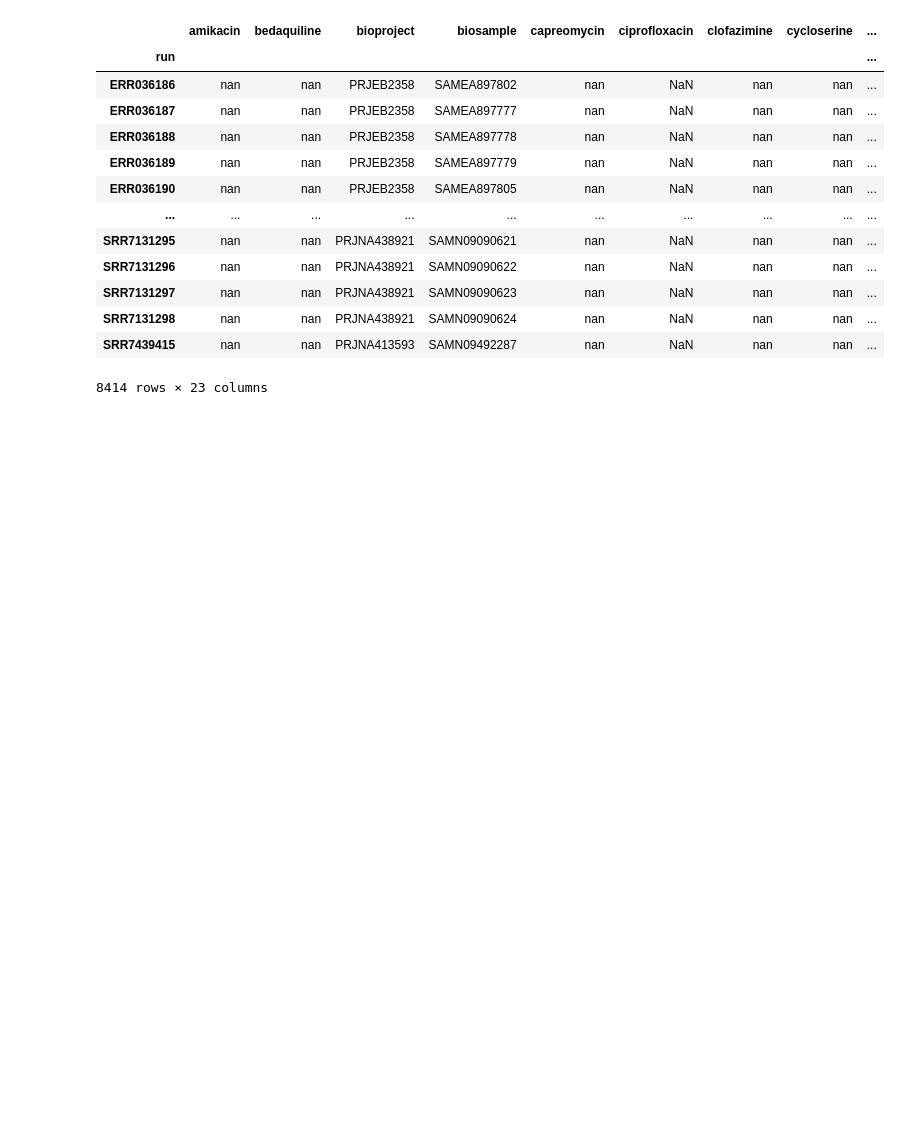
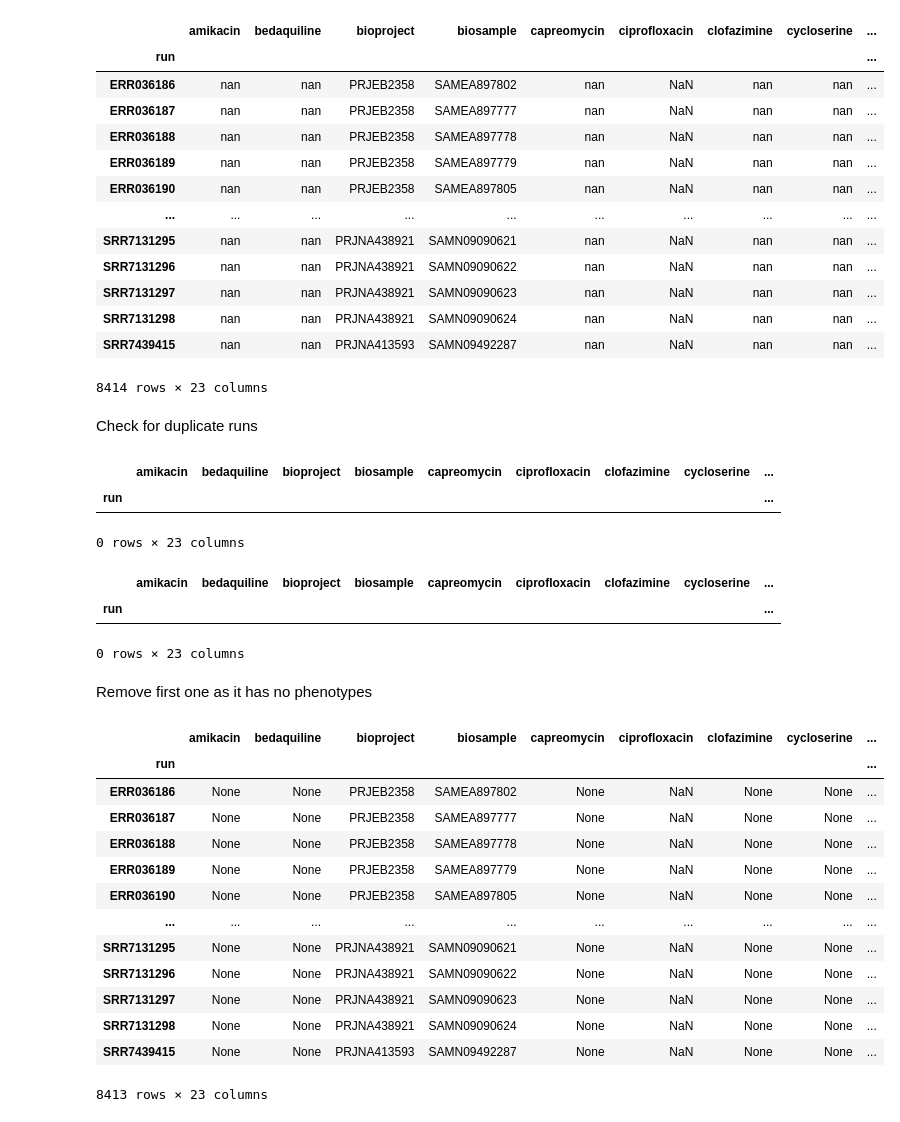
Before and after one commit to mbhall88/WHO-correspondence, a Jupyter notebook: workflow/notebooks/data-cleaning.ipynb, the cells around one changed output. Drawn from its saved outputs; the diff is of its cells as text; code cells hidden in the pictures; blank space fills up the shorter version.

```diff
--- a/workflow/notebooks/data-cleaning.ipynb
+++ b/workflow/notebooks/data-cleaning.ipynb
@@ -552,3 +552,38 @@ non_who_df
 | SRR7131298 | nan | nan | PRJNA438921 | SAMN09090624 | nan | NaN | nan | nan | ... |
 | SRR7439415 | nan | nan | PRJNA413593 | SAMN09492287 | nan | NaN | nan | nan | ... |
 8414 rows × 23 columns
+# %%
+non_who_df = non_who_df.replace("nan", None).replace("N", None)
+# %% [markdown]
+Check for duplicate runs
+# %%
+non_who_df.loc[non_who_df.index.duplicated(keep=False)]
+# %% [output]
+|  | amikacin | bedaquiline | bioproject | biosample | capreomycin | ciprofloxacin | clofazimine | cycloserine | ... |
+| run |  |  |  |  |  |  |  |  | ... |
+0 rows × 23 columns
+# %%
+non_who_df.loc[non_who_df.index.duplicated(keep="first")]
+# %% [output]
+|  | amikacin | bedaquiline | bioproject | biosample | capreomycin | ciprofloxacin | clofazimine | cycloserine | ... |
+| run |  |  |  |  |  |  |  |  | ... |
+0 rows × 23 columns
+# %% [markdown]
+Remove first one as it has no phenotypes
+# %%
+non_who_df.loc[~non_who_df.index.duplicated(keep="first")]
+# %% [output]
+|  | amikacin | bedaquiline | bioproject | biosample | capreomycin | ciprofloxacin | clofazimine | cycloserine | ... |
+| run |  |  |  |  |  |  |  |  | ... |
+| ERR036186 | None | None | PRJEB2358 | SAMEA897802 | None | NaN | None | None | ... |
+| ERR036187 | None | None | PRJEB2358 | SAMEA897777 | None | NaN | None | None | ... |
+| ERR036188 | None | None | PRJEB2358 | SAMEA897778 | None | NaN | None | None | ... |
+| ERR036189 | None | None | PRJEB2358 | SAMEA897779 | None | NaN | None | None | ... |
+| ERR036190 | None | None | PRJEB2358 | SAMEA897805 | None | NaN | None | None | ... |
+| ... | ... | ... | ... | ... | ... | ... | ... | ... | ... |
+| SRR7131295 | None | None | PRJNA438921 | SAMN09090621 | None | NaN | None | None | ... |
+| SRR7131296 | None | None | PRJNA438921 | SAMN09090622 | None | NaN | None | None | ... |
+| SRR7131297 | None | None | PRJNA438921 | SAMN09090623 | None | NaN | None | None | ... |
+| SRR7131298 | None | None | PRJNA438921 | SAMN09090624 | None | NaN | None | None | ... |
+| SRR7439415 | None | None | PRJNA413593 | SAMN09492287 | None | NaN | None | None | ... |
+8413 rows × 23 columns
```
Also changed, not shown: parts of 13 cells of this notebook.
